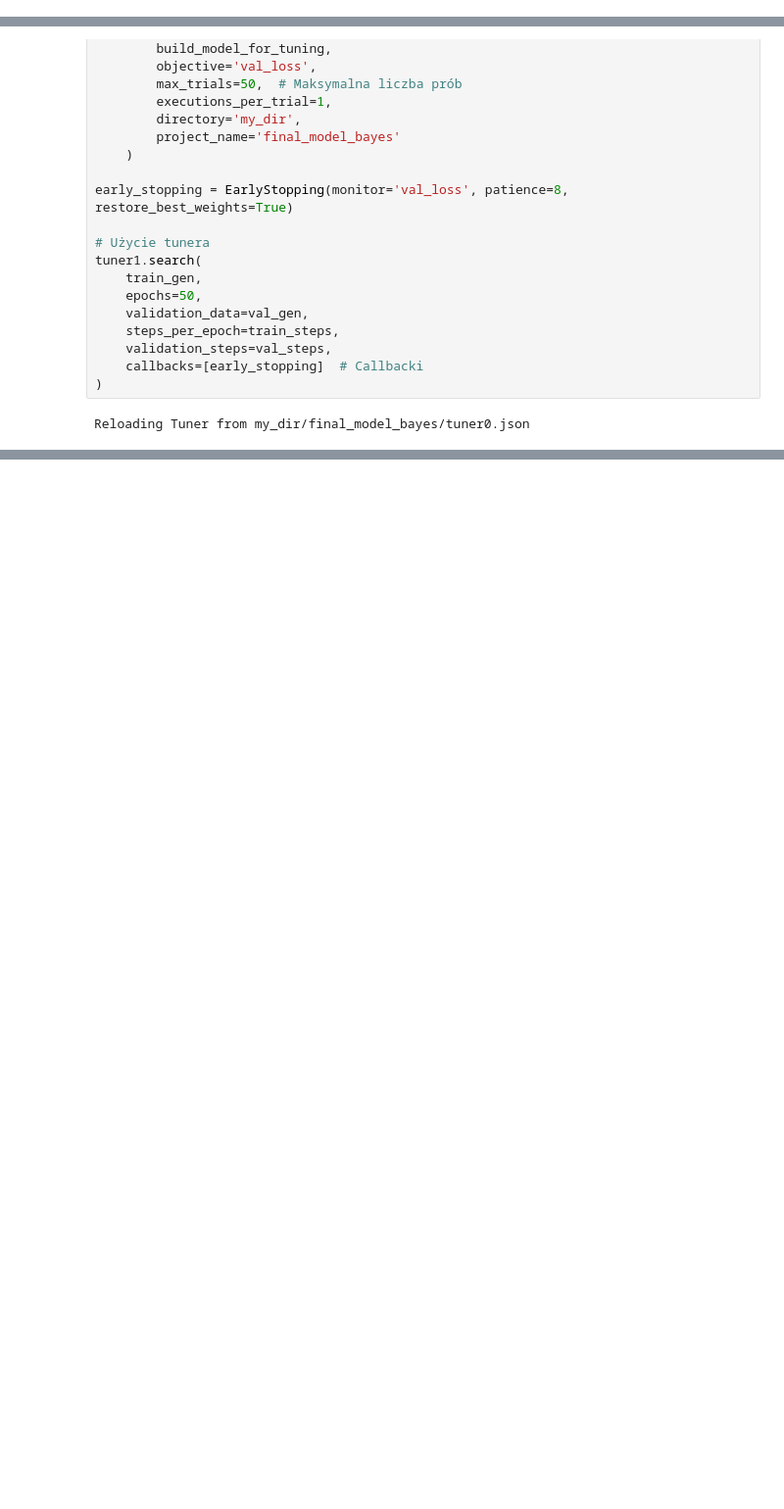
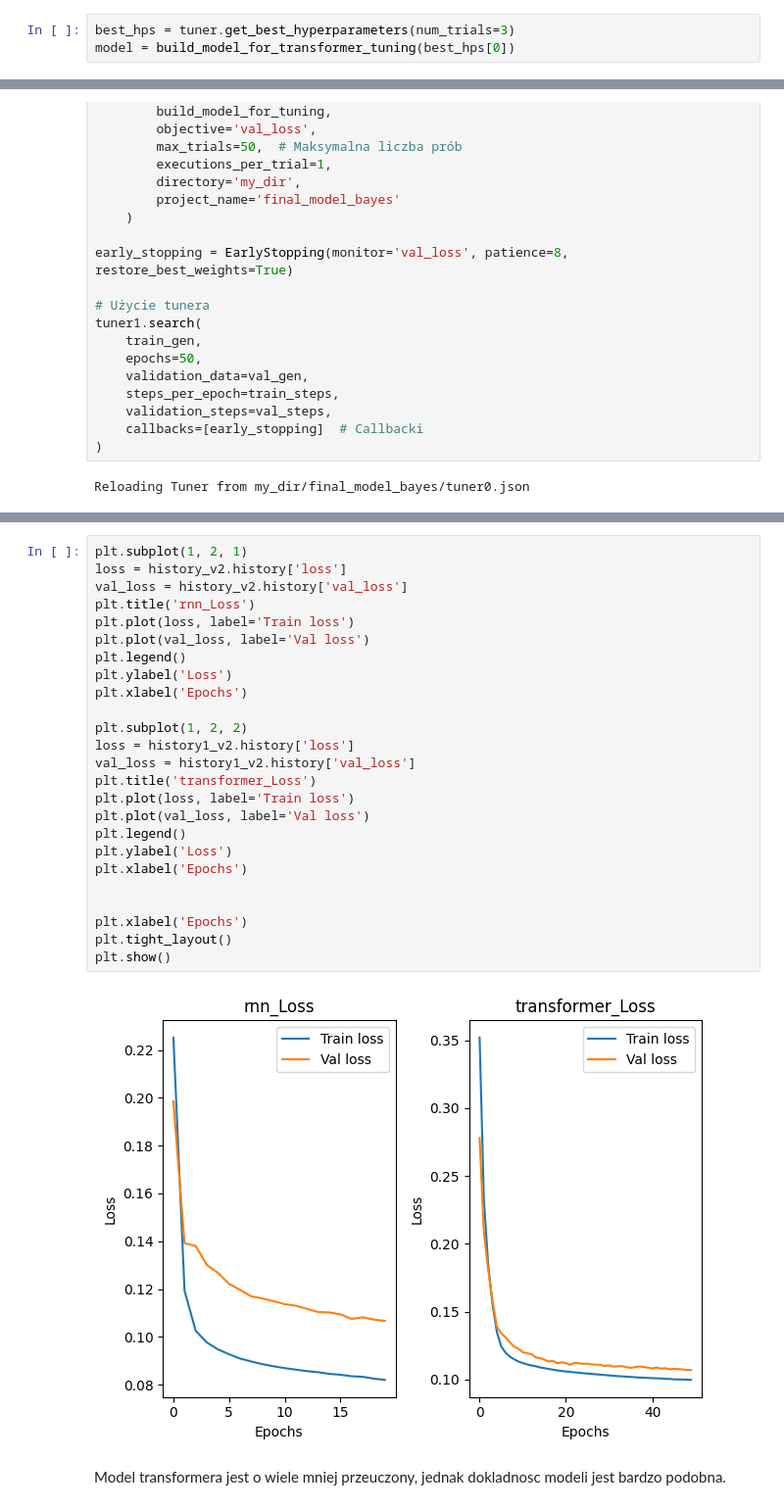
Before and after one commit to KrzysztofEmerling/Pogoda, a Jupyter notebook: Pogoda-Transformer.ipynb, the cells around one changed output, grey strips where cells are left out. Shown at 98% size. Cells and saved outputs as stored; diff of their text form; blank space fills up the shorter version.

```diff
--- a/Pogoda-Transformer.ipynb
+++ b/Pogoda-Transformer.ipynb
@@ -291,3 +340,6 @@ model.summary()
+# %%
+best_hps = tuner.get_best_hyperparameters(num_trials=3)
+model = build_model_for_transformer_tuning(best_hps[0])
 # %%
 history1 = model.fit(
     train_gen,  # Generator treningowy
@@ -718 +788,30 @@ for i in range(5):
+# %%
+plt.subplot(1, 2, 1)
+loss = history_v2.history['loss']
+val_loss = history_v2.history['val_loss']
+plt.title('rnn_Loss')
+plt.plot(loss, label='Train loss')
+plt.plot(val_loss, label='Val loss')
+plt.legend()
+plt.ylabel('Loss')
+plt.xlabel('Epochs')
+
+plt.subplot(1, 2, 2)
+loss = history1_v2.history['loss']
+val_loss = history1_v2.history['val_loss']
+plt.title('transformer_Loss')
+plt.plot(loss, label='Train loss')
+plt.plot(val_loss, label='Val loss')
+plt.legend()
+plt.ylabel('Loss')
+plt.xlabel('Epochs')
+
+
+plt.xlabel('Epochs')
+plt.tight_layout()
+plt.show()
+# %% [output]
+[figure, added]
+# %% [markdown]
+Model transformera jest o wiele mniej przeuczony, jednak dokladnosc modeli jest bardzo podobna.
 # %%
```
Also changed, not shown: parts of 47 cells of this notebook, 3 other files.
